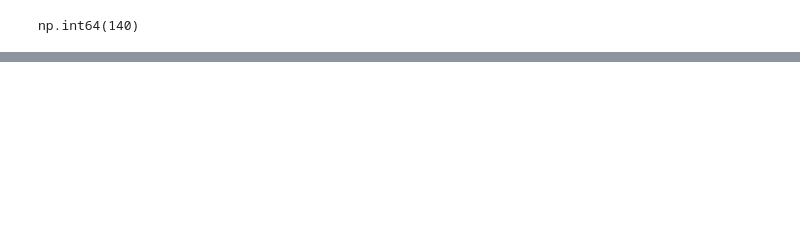
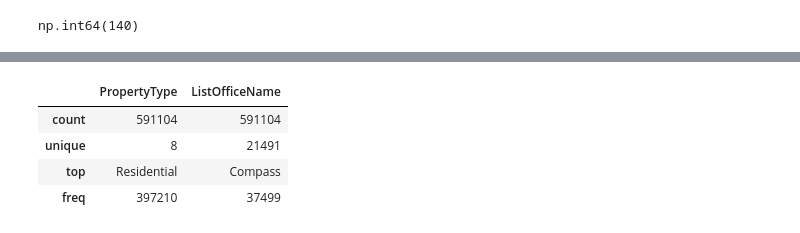
Before and after one commit to yoora07-ai/IDX-Exchange, a Jupyter notebook: Sold/data/Sold EDA.ipynb, the cells around one changed output, grey strips where cells are left out. Drawn from its saved outputs; the diff is of its cells as text; code cells hidden in the pictures; blank space fills up the shorter version.

```diff
--- a/Sold/data/Sold EDA.ipynb
+++ b/Sold/data/Sold EDA.ipynb
@@ -146,0 +186,10 @@ np.int64(140)
+# %%
+# Key MLS Fields - Categorical summary
+key_cat_cols = ['PropertyType', 'ListOfficeName']
+df[key_cat_cols].describe()
+# %% [output]
+|  | PropertyType | ListOfficeName |
+| count | 591104 | 591104 |
+| unique | 8 | 21491 |
+| top | Residential | Compass |
+| freq | 397210 | 37499 |
```
Also changed, not shown: parts of 6 cells of this notebook.
